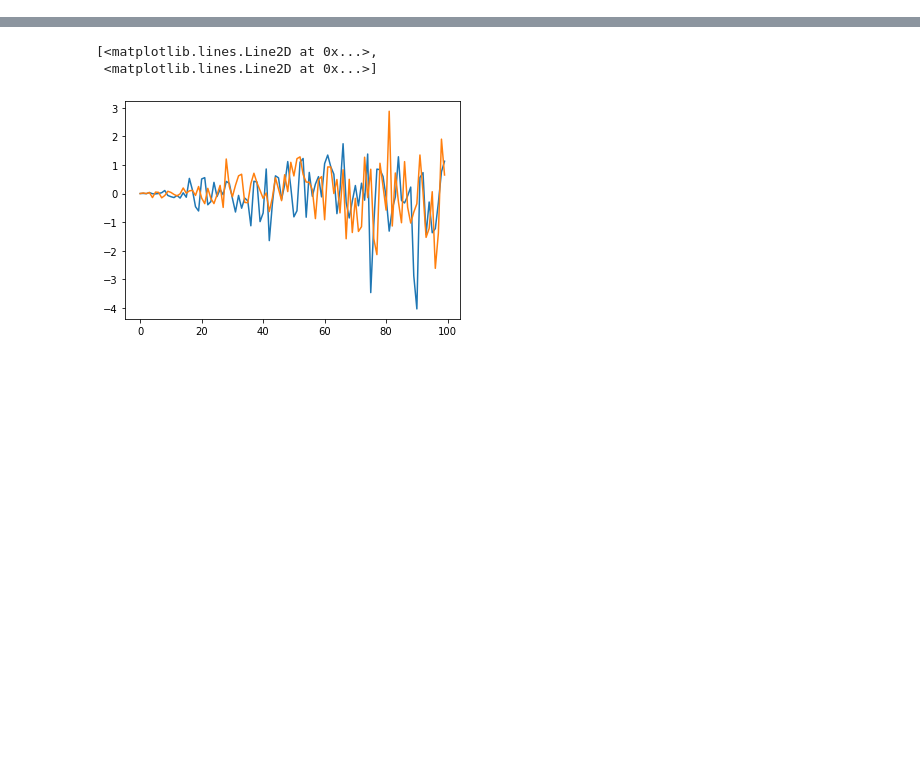
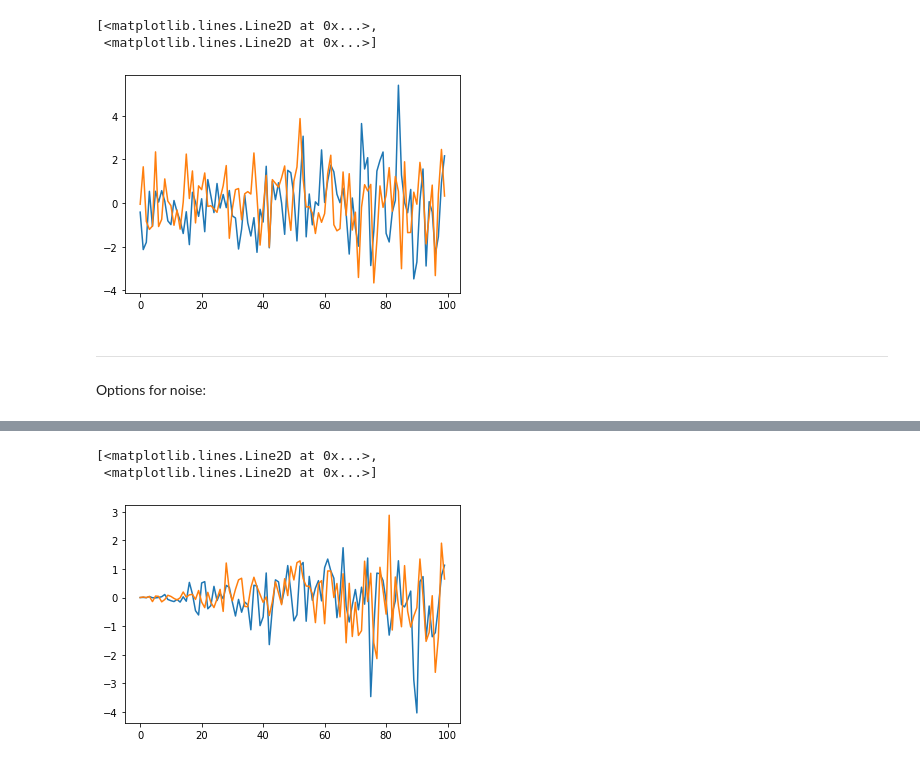
Before and after one commit to datali-ch/fantasticfeatures, a Jupyter notebook: dataset_noise_generator.ipynb, the cells around one changed output, grey strips where cells are left out. Cells and saved outputs as stored; diff of their text form; code cells hidden in the pictures; blank space fills up the shorter version.

```diff
--- a/dataset_noise_generator.ipynb
+++ b/dataset_noise_generator.ipynb
@@ -55,0 +51,10 @@ shape = X_base.shape
+# %%
+plt.plot(X)
+# %% [output]
+[<matplotlib.lines.Line2D at 0x...>,
+ <matplotlib.lines.Line2D at 0x...>]
+[figure, added]
+# %% [markdown]
+___
+# %% [markdown]
+Options for noise:
```
Also changed, not shown: parts of 34 cells of this notebook, 1 other file.
